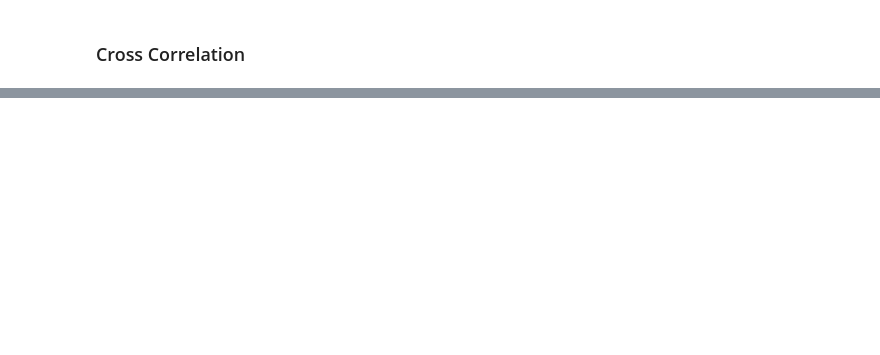
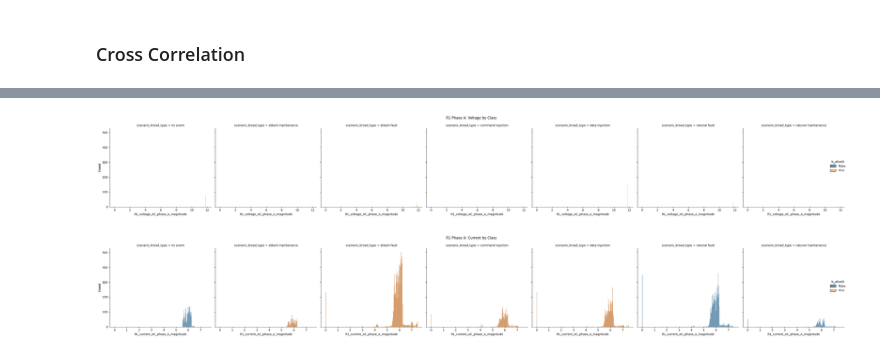
Before and after one commit to kmazurczyk/power-grid-time-series-classification, a Jupyter notebook: notebooks/multi_class_EDA.ipynb, the cells around one changed output, grey strips where cells are left out. Drawn from its saved outputs; the diff is of its cells as text; code cells hidden in the pictures; blank space fills up the shorter version.

```diff
--- a/notebooks/multi_class_EDA.ipynb
+++ b/notebooks/multi_class_EDA.ipynb
@@ -213,0 +225,5 @@ Name: sample_id, dtype: float64
+# %%
+mag_df = df.loc[:,[i for i in df.columns if 'magnitude' in i.lower()] + ['is_attack','scenario_class','scenario_broad_type']]
+scaled_cols = mag_df.select_dtypes('number')
+mag_df[scaled_cols.columns] = scaled_cols.apply(lambda x: np.log(x+1), axis=1)
+mag_df.head()
@@ -213,0 +237,18 @@ Name: sample_id, dtype: float64
+# %%
+# plot amplitude by class
+title = 'R1 Phase A: Voltage by Class'
+g = sns.displot(mag_df, x='R1_voltage_AC_phase_A_magnitude', col='scenario_broad_type', hue='is_attack')
+plt.suptitle(title)
+plt.tight_layout()
+plt.show()
+# %% [output]
+[figure, added]
+# %%
+# plot amplitude by class
+title = 'R1 Phase A: Current by Class'
+g = sns.displot(mag_df, x='R1_current_AC_phase_A_magnitude', col='scenario_broad_type', hue='is_attack')
+plt.suptitle(title)
+plt.tight_layout()
+plt.show()
+# %% [output]
+[figure, added]
```
Also changed, not shown: parts of 13 cells of this notebook, 12 other files.
